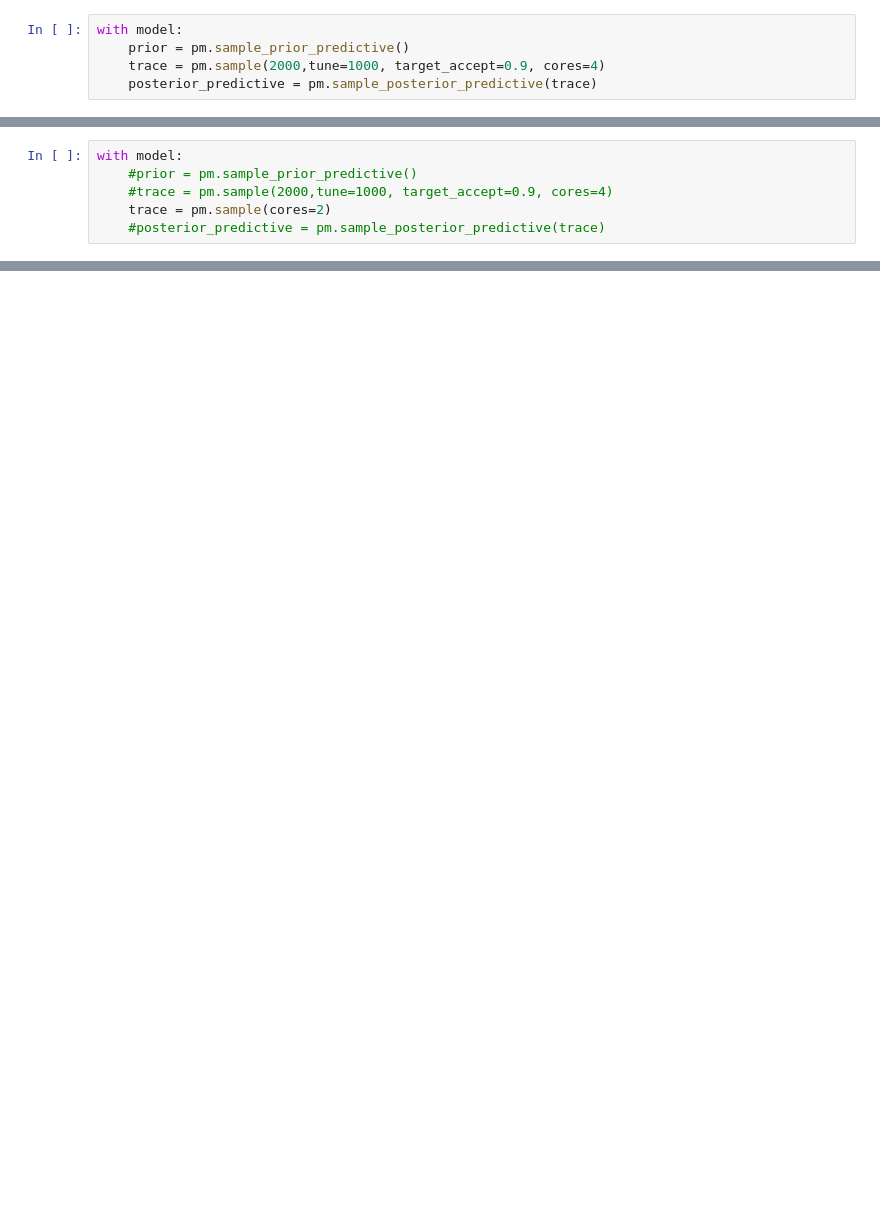
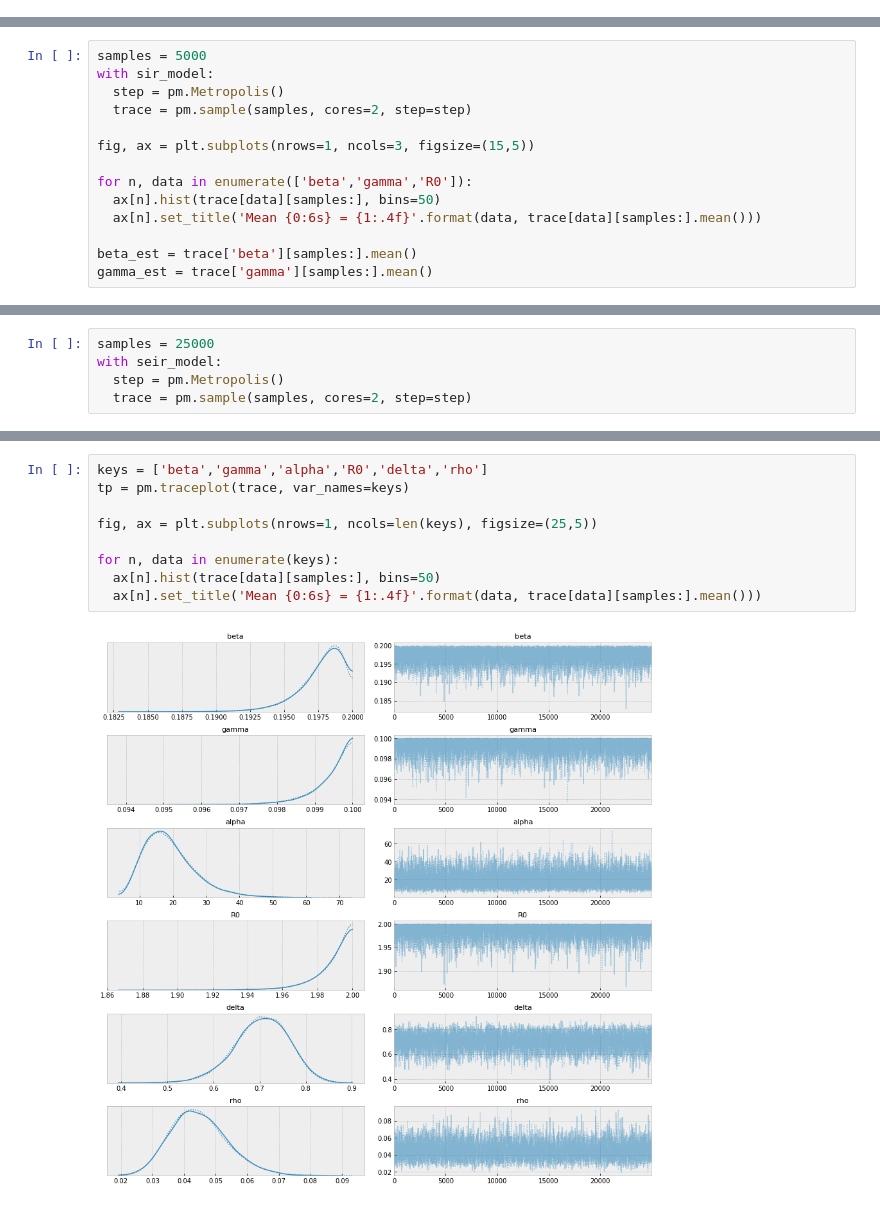
Before and after one commit to lucascarter0/data-science-tools, a Jupyter notebook: Covid19_Modeling_MCMC.ipynb, the cells around one changed output, grey strips where cells are left out. Cells and saved outputs as stored; diff of their text form; blank space fills up the shorter version.

```diff
--- a/Covid19_Modeling_MCMC.ipynb
+++ b/Covid19_Modeling_MCMC.ipynb
@@ -362,5 +2,0 @@ pm.model_to_graphviz(model)
-# %%
-with model:
-    prior = pm.sample_prior_predictive()
-    trace = pm.sample(2000,tune=1000, target_accept=0.9, cores=4)
-    posterior_predictive = pm.sample_posterior_predictive(trace)
@@ -369,6 +2,0 @@ ValueError: ignored
-# %%
-with model:
-    #prior = pm.sample_prior_predictive()
-    #trace = pm.sample(2000,tune=1000, target_accept=0.9, cores=4)
-    trace = pm.sample(cores=2)
-    #posterior_predictive = pm.sample_posterior_predictive(trace)
@@ -388,0 +161,14 @@ array([[<matplotlib.axes._subplots.AxesSubplot object at 0x...>,
+# %%
+samples = 5000
+with sir_model:
+  step = pm.Metropolis()
+  trace = pm.sample(samples, cores=2, step=step)
+
+fig, ax = plt.subplots(nrows=1, ncols=3, figsize=(15,5))
+
+for n, data in enumerate(['beta','gamma','R0']):
+  ax[n].hist(trace[data][samples:], bins=50)
+  ax[n].set_title('Mean {0:6s} = {1:.4f}'.format(data, trace[data][samples:].mean()))
+
+beta_est = trace['beta'][samples:].mean()
+gamma_est = trace['gamma'][samples:].mean()
@@ -388,0 +333,5 @@ array([[<matplotlib.axes._subplots.AxesSubplot object at 0x...>,
+# %%
+samples = 25000
+with seir_model:
+  step = pm.Metropolis()
+  trace = pm.sample(samples, cores=2, step=step)
@@ -388,0 +347,11 @@ array([[<matplotlib.axes._subplots.AxesSubplot object at 0x...>,
+# %%
+keys = ['beta','gamma','alpha','R0','delta','rho']
+tp = pm.traceplot(trace, var_names=keys)
+
+fig, ax = plt.subplots(nrows=1, ncols=len(keys), figsize=(25,5))
+
+for n, data in enumerate(keys):
+  ax[n].hist(trace[data][samples:], bins=50)
+  ax[n].set_title('Mean {0:6s} = {1:.4f}'.format(data, trace[data][samples:].mean()))
+# %% [output]
+[figure, added]
```
Also changed, not shown: parts of 39 cells of this notebook.
